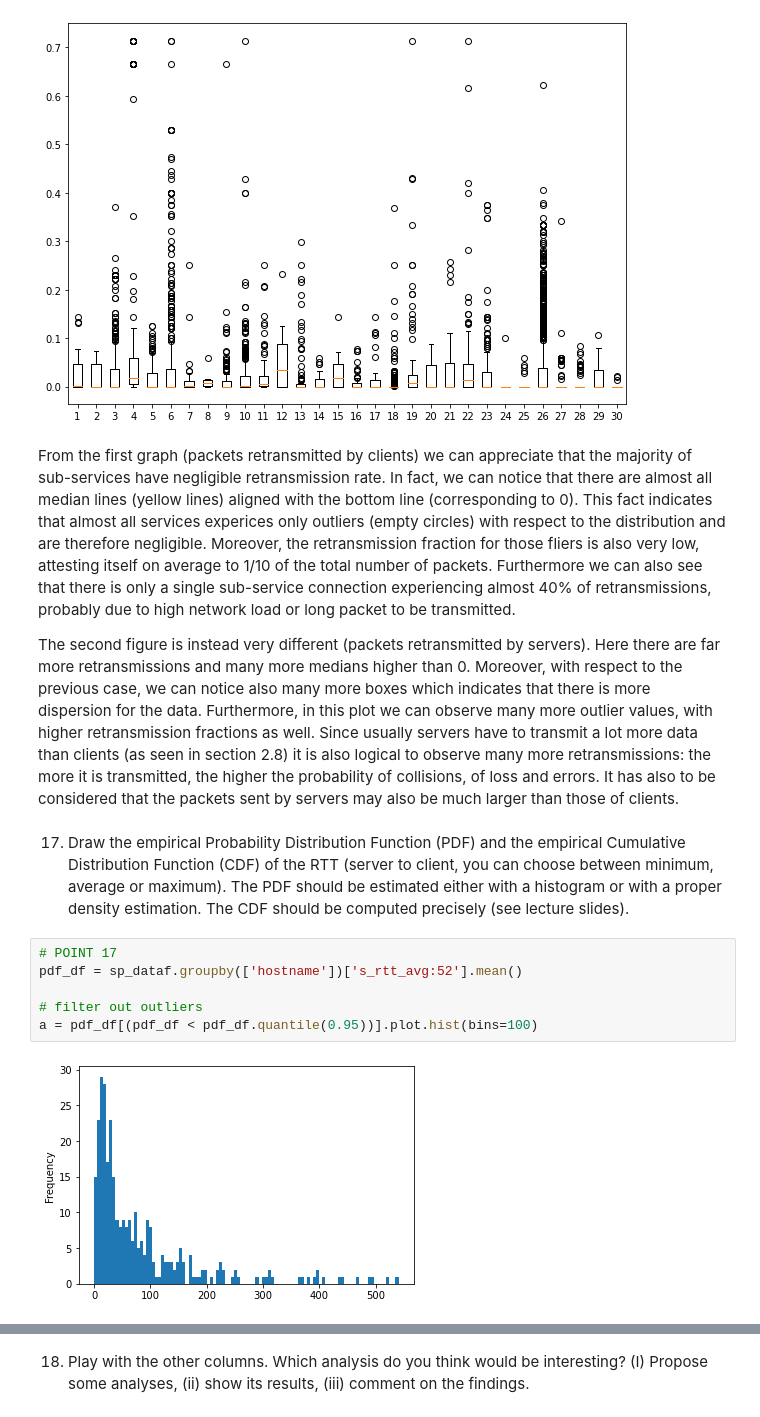
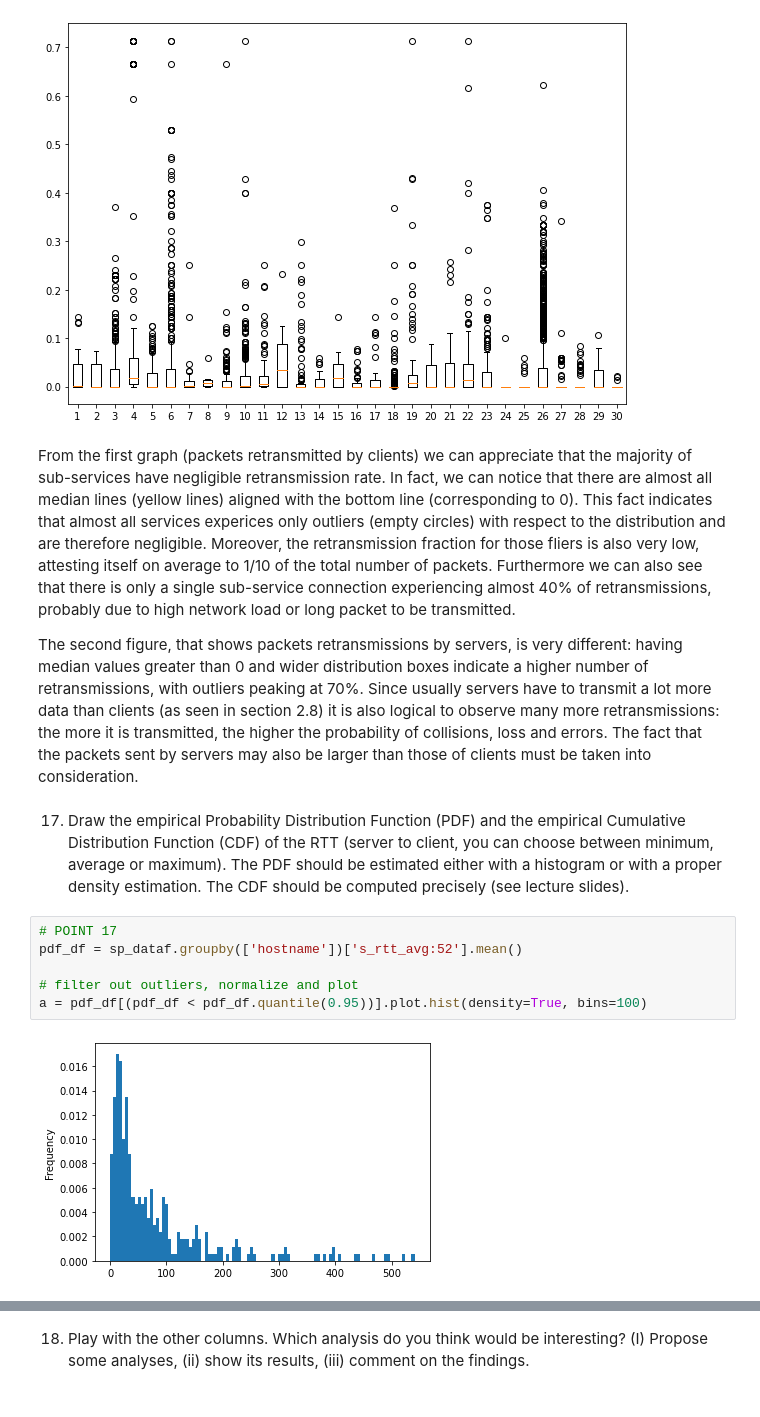
Before and after one commit to AlessioFerra/NML_Group4, a Jupyter notebook: Lab04.ipynb, the cells around one changed output, grey strips where cells are left out. Drawn from its saved outputs; the diff is of its cells as text.

```diff
--- a/Lab04.ipynb
+++ b/Lab04.ipynb
@@ -754,7 +756,8 @@ p2 = plt.boxplot(s_rtx)
 # %% [markdown]
 From the first graph (packets retransmitted by clients) we can appreciate that the majority of sub-services have negligible retransmission rate. In fact, we can notice that there are almost all median lines (yellow lines) aligned with the bottom line (corresponding to 0). This fact indicates that almost all services experices only outliers (empty circles) with respect to the distribution and are therefore negligible. Moreover, the retransmission fraction for those fliers is also very low, attesting itself on average to 1/10 of the total number of packets. Furthermore we can also see that there is only a single sub-service connection experiencing almost 40% of retransmissions, probably due to high network load or long packet to be transmitted.
 
-The second figure is instead very different (packets retransmitted by servers). Here there are far more retransmissions and many more medians higher than 0. Moreover, with respect to the previous case, we can notice also many more boxes which indicates that there is more dispersion for the data. Furthermore, in this plot we can observe many more outlier values, with higher retransmission fractions as well. Since usually servers have to transmit a lot more data than clients (as seen in section 2.8) it is also logical to observe many more retransmissions: the more it is transmitted, the higher the probability of collisions, of loss and errors. It has also to be considered that the packets sent by servers may also be much larger than those of clients.
+The second figure, that shows packets retransmissions by servers, is very different: having median values greater than 0 and wider distribution boxes indicate a higher number of retransmissions, with outliers peaking at 70%.
+Since usually servers have to transmit a lot more data than clients (as seen in section 2.8) it is also logical to observe many more retransmissions: the more it is transmitted, the higher the probability of collisions, loss and errors. The fact that the packets sent by servers may also be larger than those of clients must be taken into consideration.
 # %% [markdown]
 17. Draw the empirical Probability Distribution Function (PDF) and the empirical Cumulative Distribution
 Function (CDF) of the RTT (server to client, you can choose between minimum, average or maximum). The
@@ -763,8 +766,8 @@ computed precisely (see lecture slides).
 # %%
 # POINT 17
 pdf_df = sp_dataf.groupby(['hostname'])['s_rtt_avg:52'].mean()
 
-# filter out outliers
-a = pdf_df[(pdf_df < pdf_df.quantile(0.95))].plot.hist(bins=100)
+# filter out outliers, normalize and plot
+a = pdf_df[(pdf_df < pdf_df.quantile(0.95))].plot.hist(density=True, bins=100)
 # %% [output]
-[figure, old version]
+[figure, new version]
```
Also changed, not shown: parts of 13 cells of this notebook.
